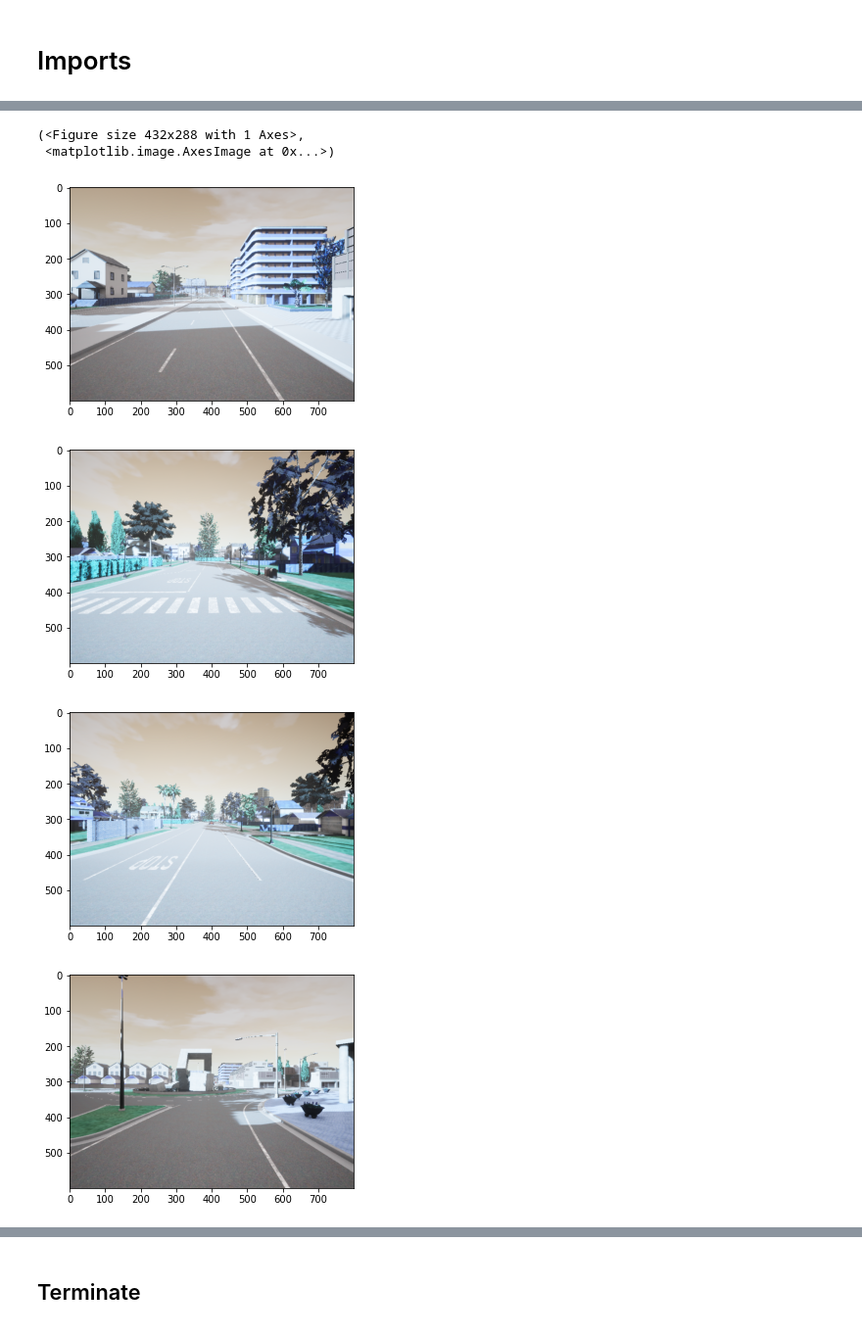
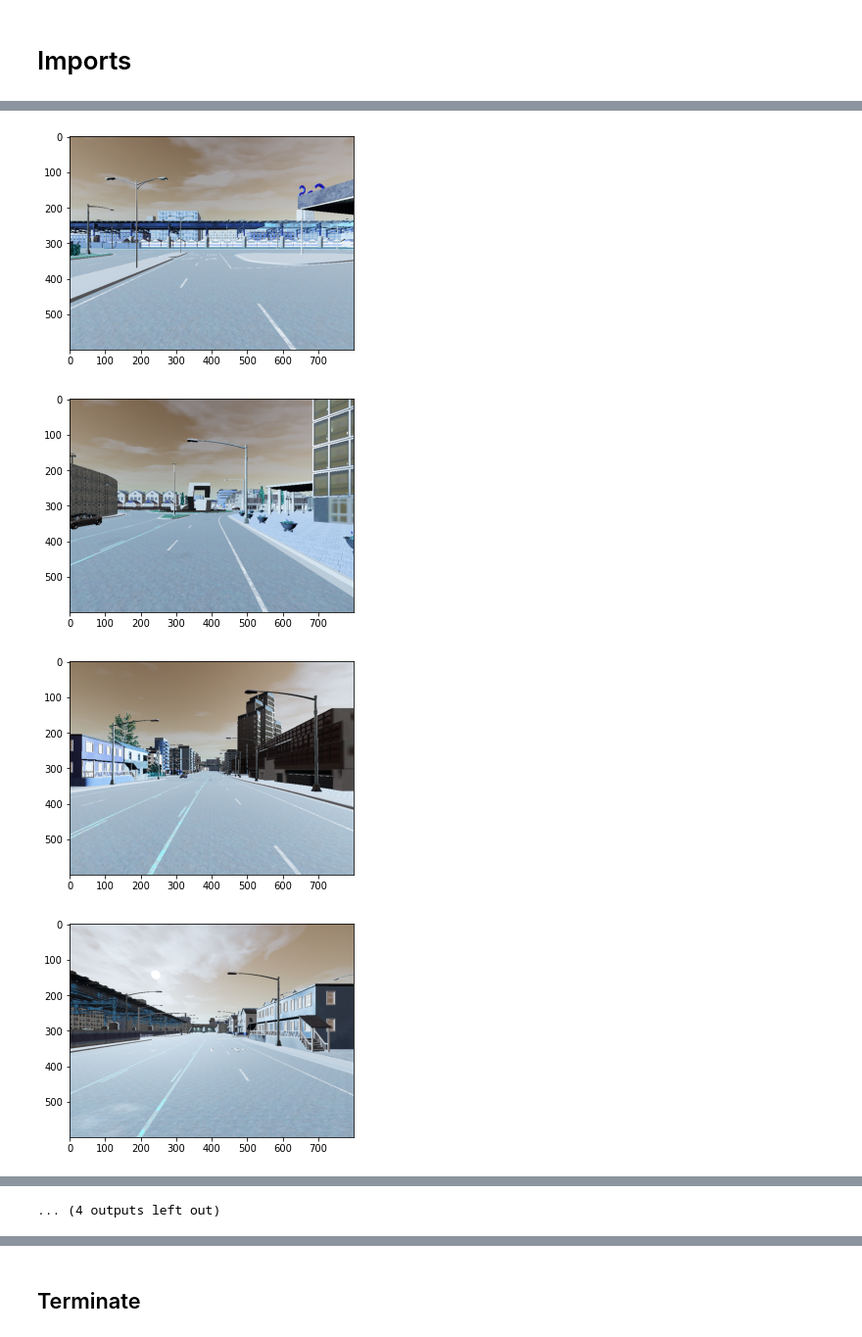
Before and after one commit to ClockWorkKid/carla-agents, a Jupyter notebook: agent0/test5_synchronous.ipynb, the cells around one changed output, grey strips where cells are left out. Shown at 98% size. Saved outputs shown, nothing was run; the diff lists cells and outputs as text; code cells hidden in the pictures.

```diff
--- a/agent0/test5_synchronous.ipynb
+++ b/agent0/test5_synchronous.ipynb
@@ -44,5 +47 @@ myAgent.world.apply_settings(settings)
-# %%
-for i in range(10000):
-    myAgent.world.tick()
-    time.sleep(1/15)
 # %% [markdown]
@@ -71,19 +77,9 @@ created sensor.camera.rgb
-# %%
-simsim.world.tick()
-
-simsim.agent[0].update_image()
-simsim.agent[1].update_image()
-simsim.agent[2].update_image()
-simsim.agent[3].update_image()
 # %%
-plt.figure(), plt.imshow(simsim.agent[0].image)
-plt.figure(), plt.imshow(simsim.agent[1].image)
-plt.figure(), plt.imshow(simsim.agent[2].image)
-plt.figure(), plt.imshow(simsim.agent[3].image)
+simsim.world.tick()
+for i in range(16):
+    plt.figure(), plt.imshow(simsim.agent[i].image)
 # %% [output]
-(<Figure size 432x288 with 1 Axes>,
- <matplotlib.image.AxesImage at 0x...>)
-[figure, old version]
+[figure, new version]
-[figure, old version]
+[figure, new version]
-[figure, old version]
+[figure, new version]
-[figure, old version]
+[figure, new version]
@@ -90,3 +94,4 @@ plt.figure(), plt.imshow(simsim.agent[3].image)
+... (4 outputs left out)
 # %%
 simulation_time = 30
 
```
Also changed, not shown: parts of 14 cells of this notebook, 13 other files.
